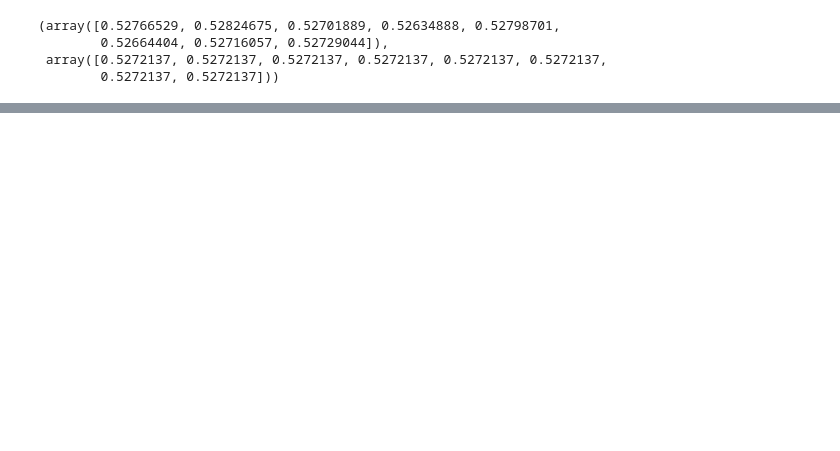
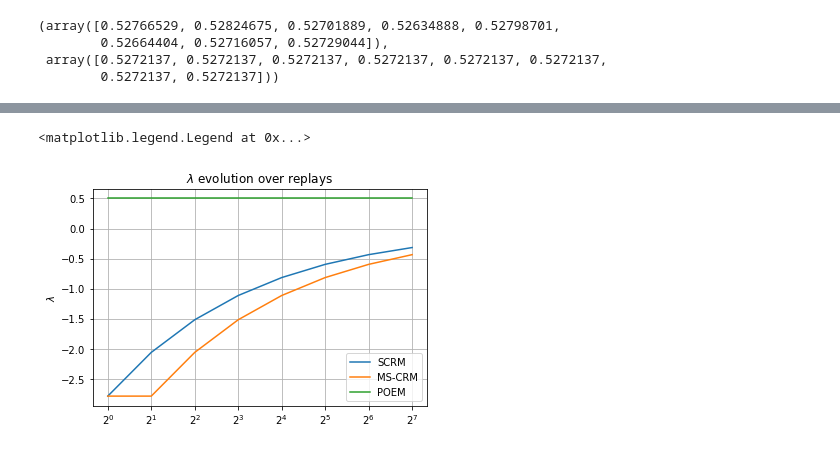
Before and after one commit to criteo-research/sequential-conterfactual-risk-minimization, a Jupyter notebook: eval_sequential_crm_multilabel_replaywise.ipynb, the cells around one changed output, grey strips where cells are left out. Saved outputs shown, nothing was run; the diff lists cells and outputs as text; code cells hidden in the pictures; blank space fills up the shorter version.

```diff
--- a/eval_sequential_crm_multilabel_replaywise.ipynb
+++ b/eval_sequential_crm_multilabel_replaywise.ipynb
@@ -232,0 +245,12 @@ ax2.legend(loc=(1.1, .1))
+# %%
+plt.title('$\lambda$ evolution over replays')
+plt.xscale('log', base=2)
+plt.ylabel('$\lambda$')
+plt.plot(replay_targets, scrm_lambdas, label='SCRM')
+plt.plot(replay_targets, mscrm_lambdas, label='MS-CRM')
+plt.plot(replay_targets, np.ones_like(scrm_lambdas)*.5, label='POEM')
+plt.grid()
+plt.legend()
+# %% [output]
+<matplotlib.legend.Legend at 0x...>
+[figure, added]
```
Also changed, not shown: parts of 3 cells of this notebook, 4 other files.
